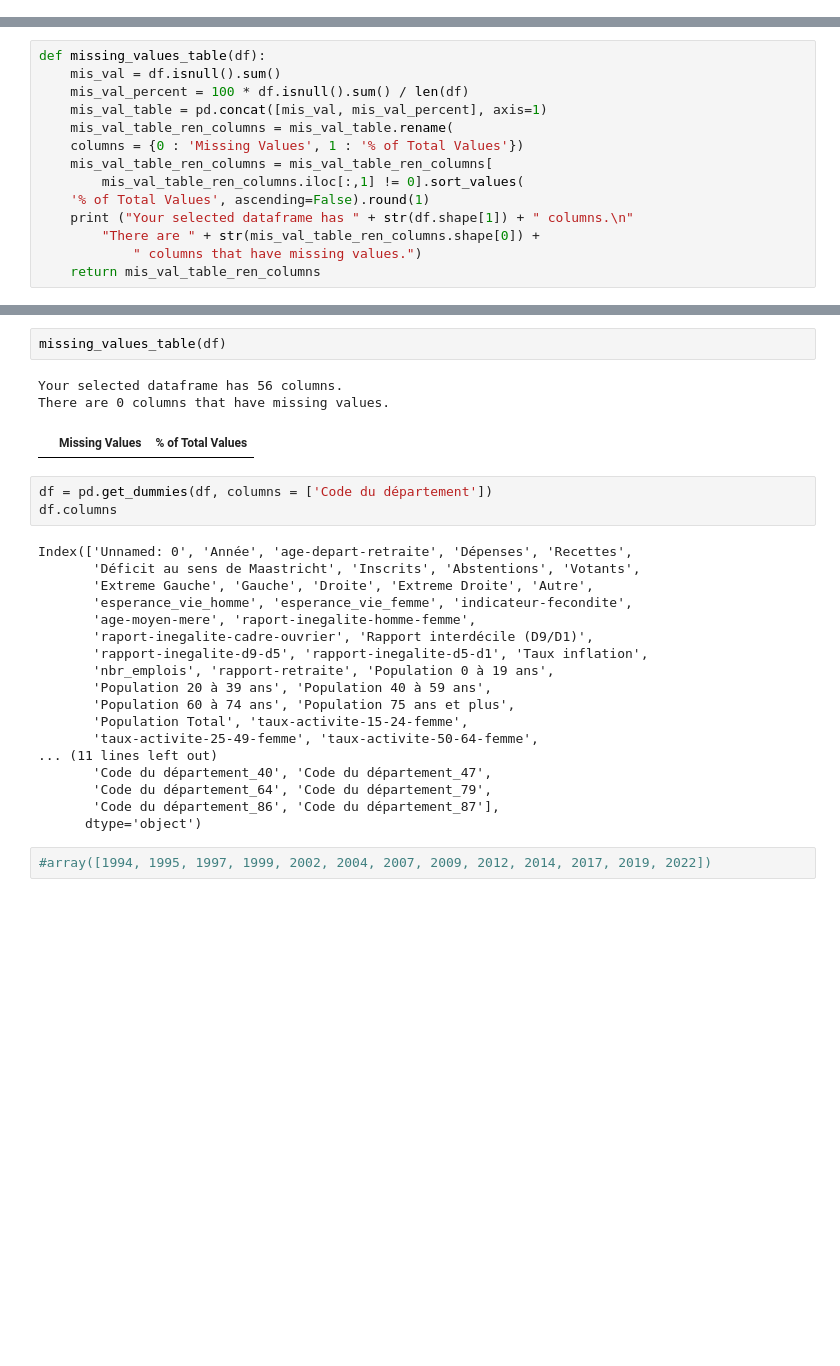
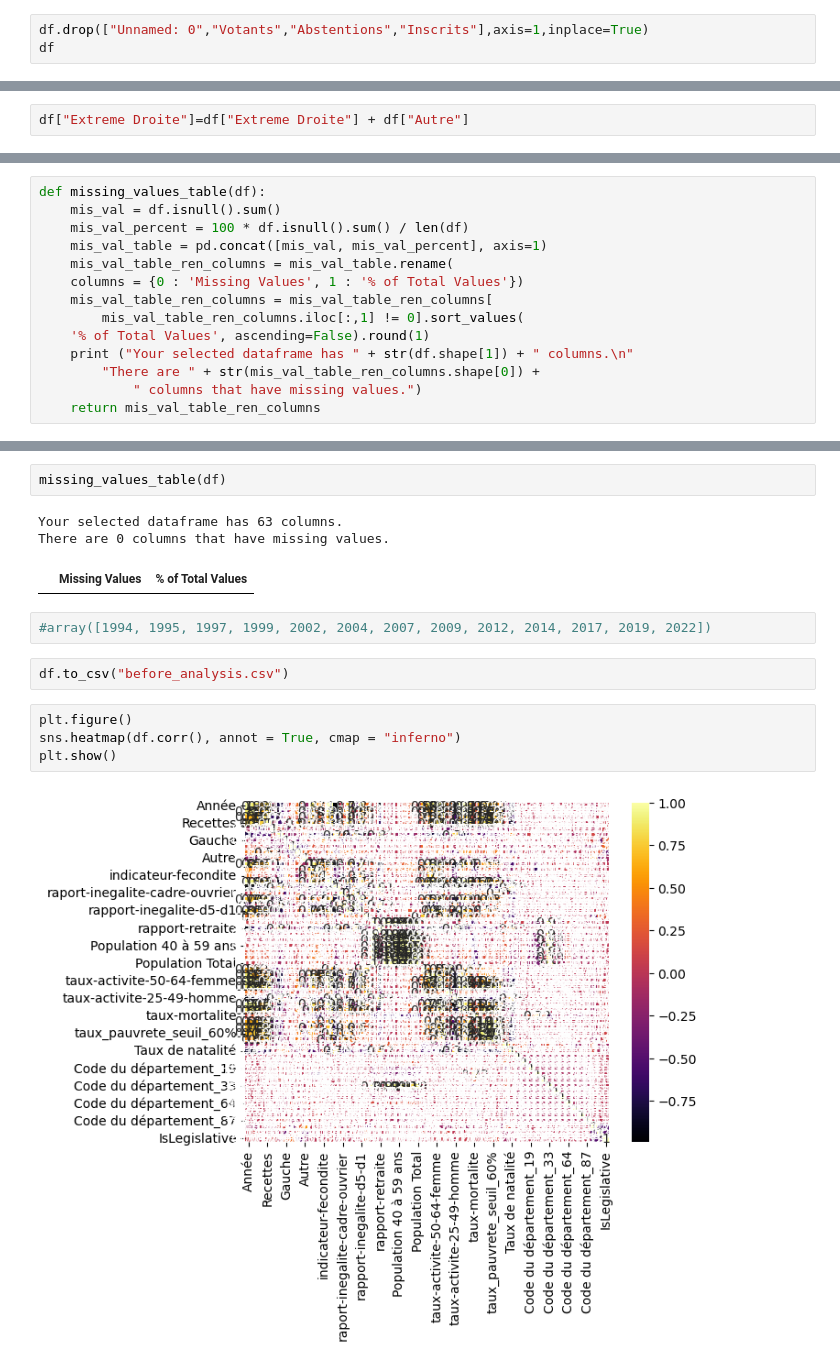
Before and after one commit to L-Clem/MSPR-Big-Data-et-Analyse-des-donnees, a Jupyter notebook: analisys.ipynb, the cells around one changed output, grey strips where cells are left out. Saved outputs shown, nothing was run; the diff lists cells and outputs as text; blank space fills up the shorter version.

```diff
--- a/analisys.ipynb
+++ b/analisys.ipynb
@@ -41,0 +76,3 @@ Index(['Unnamed: 0', 'Année', 'age-depart-retraite', 'Code du département',
+# %%
+df.drop(["Unnamed: 0","Votants","Abstentions","Inscrits"],axis=1,inplace=True)
+df
@@ -82,0 +186,2 @@ df[df['age-depart-retraite'].isnull()]
+# %%
+df["Extreme Droite"]=df["Extreme Droite"] + df["Autre"]
@@ -97,29 +214,16 @@ def missing_values_table(df):
 # %%
 missing_values_table(df)
 # %% [output]
-Your selected dataframe has 56 columns.
+Your selected dataframe has 63 columns.
 There are 0 columns that have missing values.
 |  | Missing Values | % of Total Values |
-# %%
-df = pd.get_dummies(df, columns = ['Code du département'])
-df.columns
-# %% [output]
-Index(['Unnamed: 0', 'Année', 'age-depart-retraite', 'Dépenses', 'Recettes',
-       'Déficit au sens de Maastricht', 'Inscrits', 'Abstentions', 'Votants',
-       'Extreme Gauche', 'Gauche', 'Droite', 'Extreme Droite', 'Autre',
-       'esperance_vie_homme', 'esperance_vie_femme', 'indicateur-fecondite',
-       'age-moyen-mere', 'raport-inegalite-homme-femme',
-       'raport-inegalite-cadre-ouvrier', 'Rapport interdécile (D9/D1)',
-       'rapport-inegalite-d9-d5', 'rapport-inegalite-d5-d1', 'Taux inflation',
-       'nbr_emplois', 'rapport-retraite', 'Population 0 à 19 ans',
-       'Population 20 à 39 ans', 'Population 40 à 59 ans',
-       'Population 60 à 74 ans', 'Population 75 ans et plus',
-       'Population Total', 'taux-activite-15-24-femme',
-       'taux-activite-25-49-femme', 'taux-activite-50-64-femme',
-... (11 lines left out)
-       'Code du département_40', 'Code du département_47',
-       'Code du département_64', 'Code du département_79',
-       'Code du département_86', 'Code du département_87'],
-      dtype='object')
 # %%
 #array([1994, 1995, 1997, 1999, 2002, 2004, 2007, 2009, 2012, 2014, 2017, 2019, 2022])
+# %%
+df.to_csv("before_analysis.csv")
+# %%
+plt.figure()
+sns.heatmap(df.corr(), annot = True, cmap = "inferno")
+plt.show()
+# %% [output]
+[figure, added]
```
Also changed, not shown: parts of 26 cells of this notebook, 3 other files.
